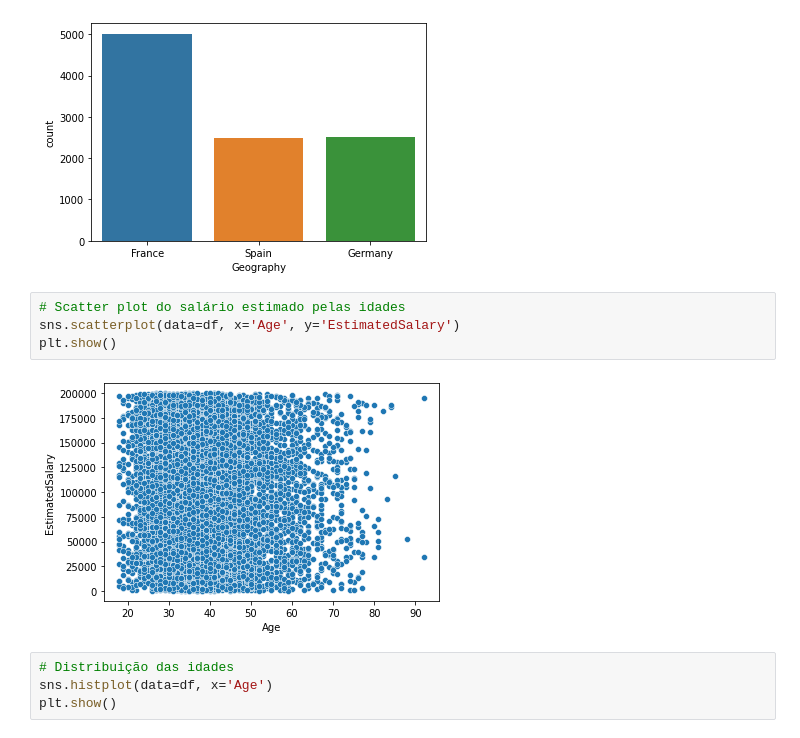
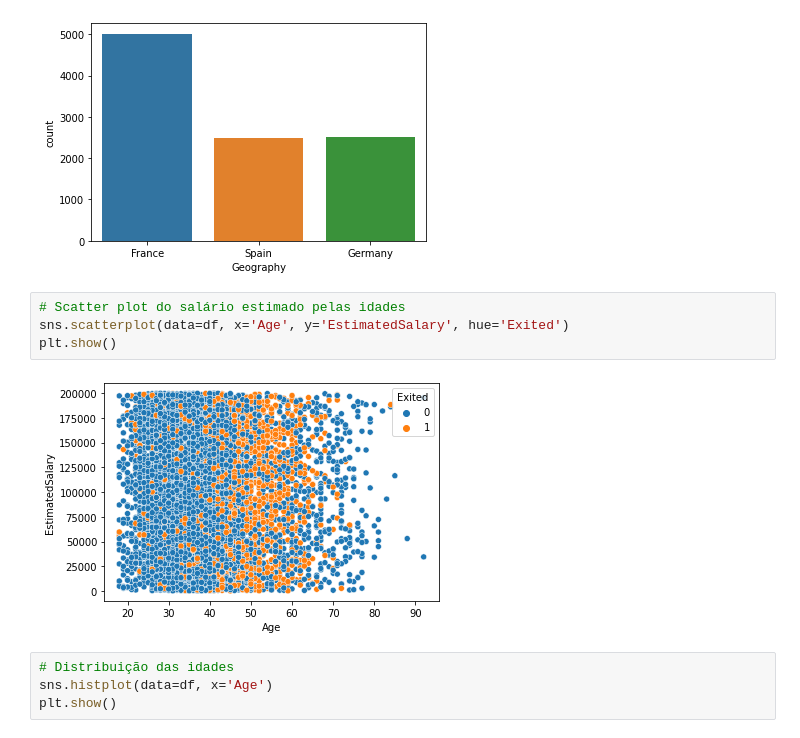
Before and after one commit to Mario-RJunior/DataScience-Awari, a Jupyter notebook: Unidade8-Machine-Learning/Classificacao/classification_project_br.ipynb, the cells around one changed output. Drawn from its saved outputs; the diff is of its cells as text.

Commit message:
Adicionado parâmetro hue = 'Exited' no scatter plot

```diff
--- a/Unidade8-Machine-Learning/Classificacao/classification_project_br.ipynb
+++ b/Unidade8-Machine-Learning/Classificacao/classification_project_br.ipynb
@@ -117,10 +117,10 @@ plt.show()
 [figure]
 # %%
 # Scatter plot do salário estimado pelas idades
-sns.scatterplot(data=df, x='Age', y='EstimatedSalary')
+sns.scatterplot(data=df, x='Age', y='EstimatedSalary', hue='Exited')
 plt.show()
 # %% [output]
-[figure, old version]
+[figure, new version]
 # %%
 # Distribuição das idades
 sns.histplot(data=df, x='Age')
```
